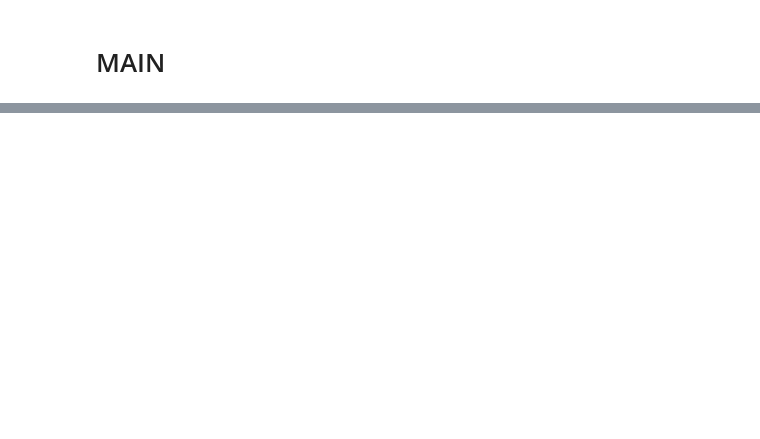
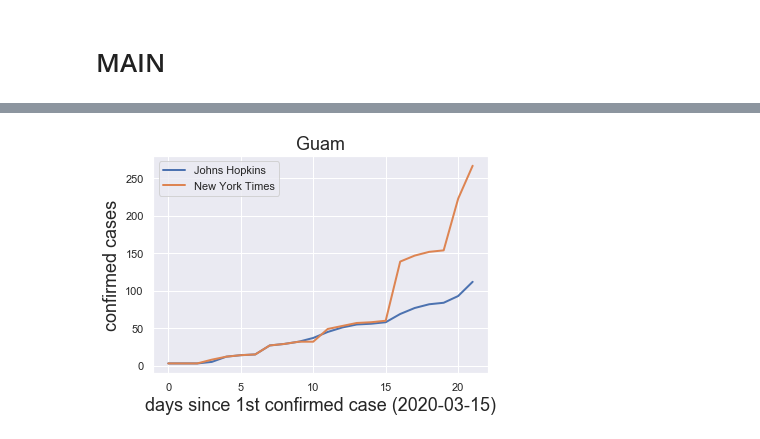
Before and after one commit to aubreymoore/Guam-Corona-Virus-Data, a Jupyter notebook: NYT.ipynb, the cells around one changed output, grey strips where cells are left out. Saved outputs shown, nothing was run; the diff lists cells and outputs as text; code cells hidden in the pictures; blank space fills up the shorter version.

```diff
--- a/NYT.ipynb
+++ b/NYT.ipynb
@@ -53,0 +72,8 @@ Refreshing ConfirmedUSStates.csv
+# %%
+df_JH = pd.read_csv('Guam.csv', index_col=0)
+df_NYT = pd.read_csv('Guam-NYT.csv', index_col=0)
+
+df_merged = df_JH.merge(right=df_NYT, how='outer', left_index=True, right_index=True)
+df_merged['days'] = range(0, df_merged.shape[0])
+df_merged.rename(columns={"cases_x": "JHcases", "cases_y": "NYTcases"}, inplace=True)
+df_merged
@@ -53,0 +98,9 @@ Refreshing ConfirmedUSStates.csv
+# %%
+plt.plot(df_merged.days, df_merged.JHcases, df_merged.days, df_merged.NYTcases)
+plt.gca().legend(('Johns Hopkins','New York Times'))
+plt.xlabel('days since 1st confirmed case (2020-03-15)')
+plt.ylabel('confirmed cases')
+plt.title('Guam')
+plt.savefig('JH-NYT-cases.png', bbox_inches='tight')
+# %% [output]
+[figure, added]
```
Also changed, not shown: parts of 8 cells of this notebook, 6 other files.
